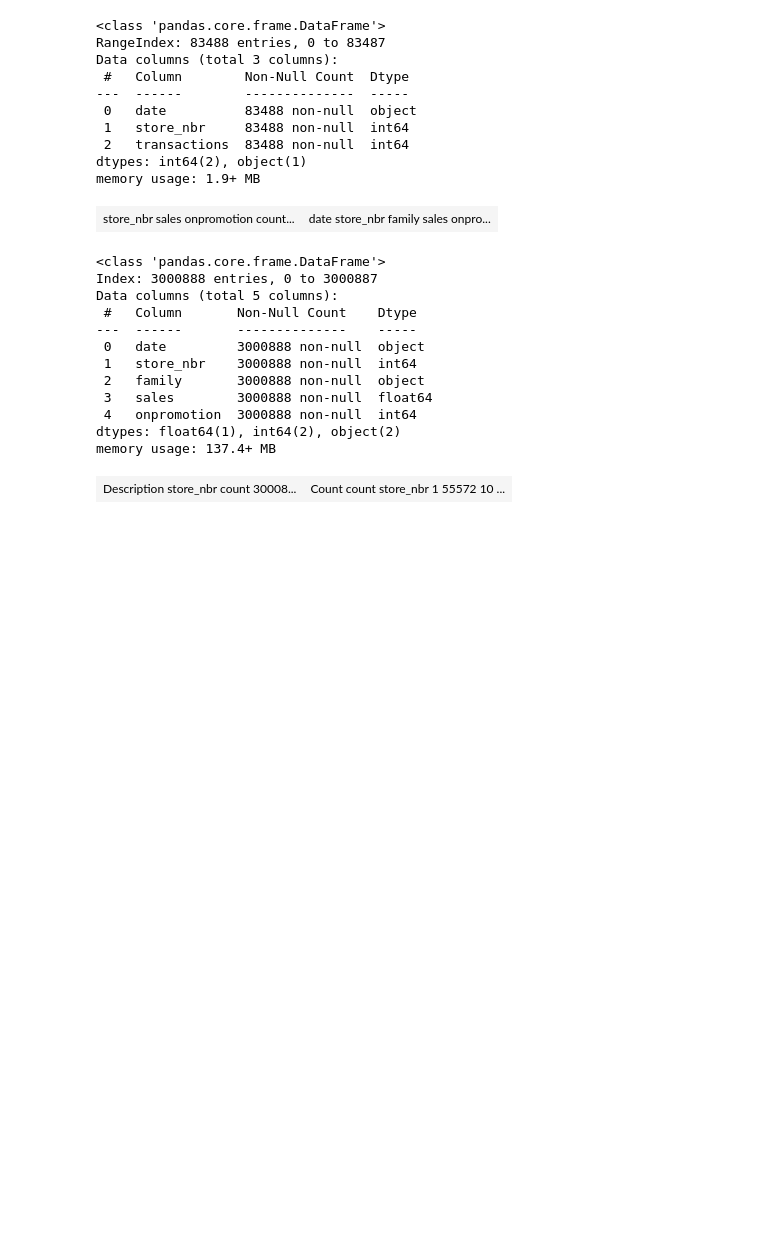
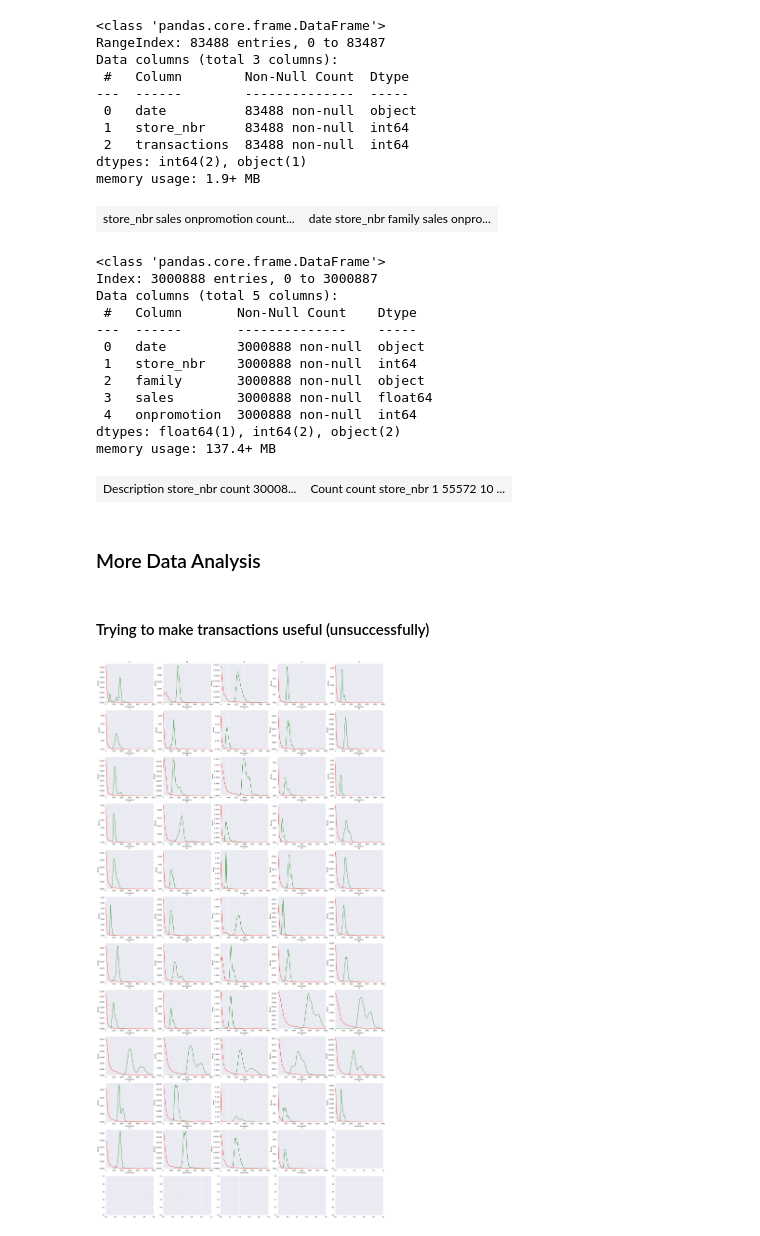
Before and after one commit to ZuoLoL21/KaggleSubmissions, a Jupyter notebook: projects/4-store-sales-time-series-forecasting/analyse_data_given.ipynb, the cells around one changed output. Saved outputs shown, nothing was run; the diff lists cells and outputs as text; code cells hidden in the pictures; blank space fills up the shorter version.

Commit message:
More data analysis

```diff
--- a/projects/4-store-sales-time-series-forecasting/analyse_data_given.ipynb
+++ b/projects/4-store-sales-time-series-forecasting/analyse_data_given.ipynb
@@ -135,3 +139,30 @@ memory usage: 137.4+ MB
 describe_categorical_series(train_df["store_nbr"])
 # %% [output]
 | Description store_nbr count 30008... | Count count store_nbr 1 55572 10 ... |
+# %% [markdown]
+### More Data Analysis
+# %% [markdown]
+#### Trying to make transactions useful (unsuccessfully)
+# %%
+import os
+import pandas as pd
+import matplotlib.pyplot as plt
+import seaborn as sns
+
+NUMBER_OF_FILES = 54
+DIMS = (11, 5)
+
+fig, ax = plt.subplots(nrows=DIMS[0], ncols=DIMS[1], figsize=(30, 60))
+
+for i, file in enumerate(os.listdir("inputs/model_ready/train")):
+    tmp_df = pd.read_csv(os.path.join("inputs/model_ready/train", file))
+
+    cur_ax = ax[i // DIMS[1]][i % DIMS[1]]
+
+    sns.kdeplot(tmp_df["transactions"], color="green", ax=cur_ax)
+    sns.kdeplot(tmp_df["sales"], color="red", ax=cur_ax)
+
+    cur_ax.set_title(tmp_df["type"][0])
+    cur_ax.set_xlim(0, 6000)
+# %% [output]
+[figure, added]
```
Also changed, not shown: parts of 2 cells of this notebook, 1 other file.
